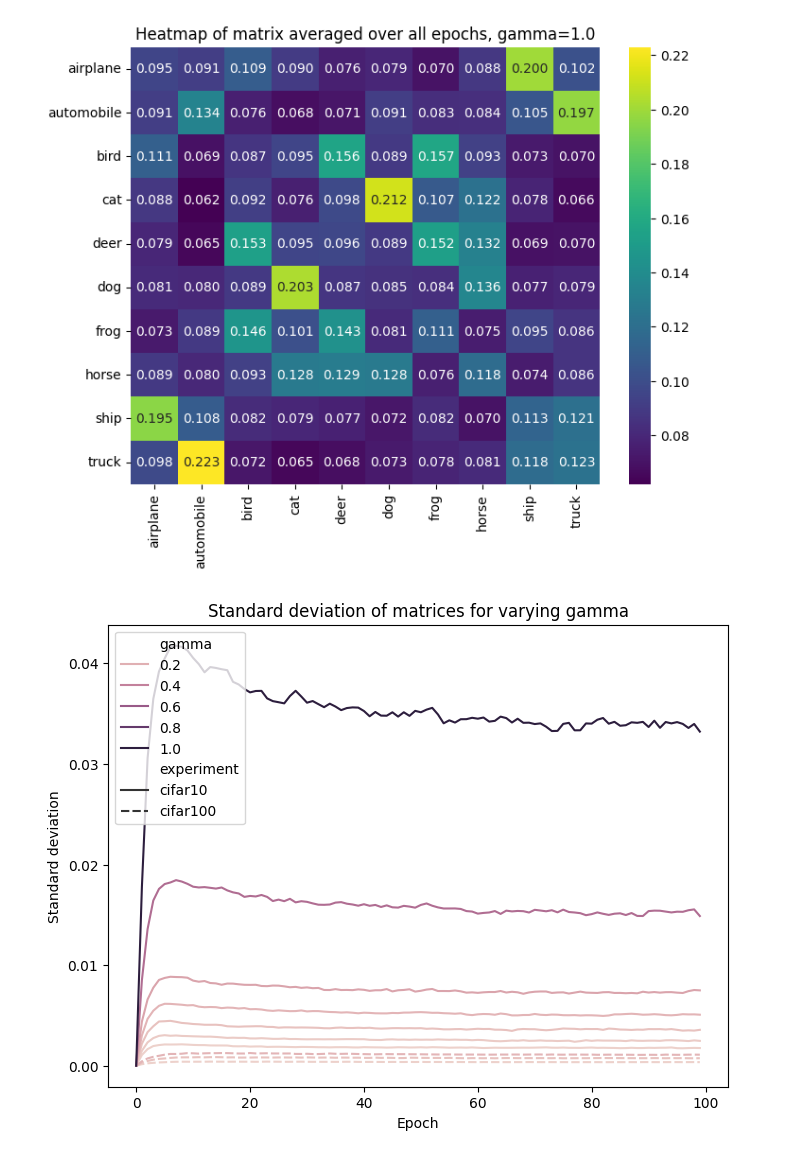
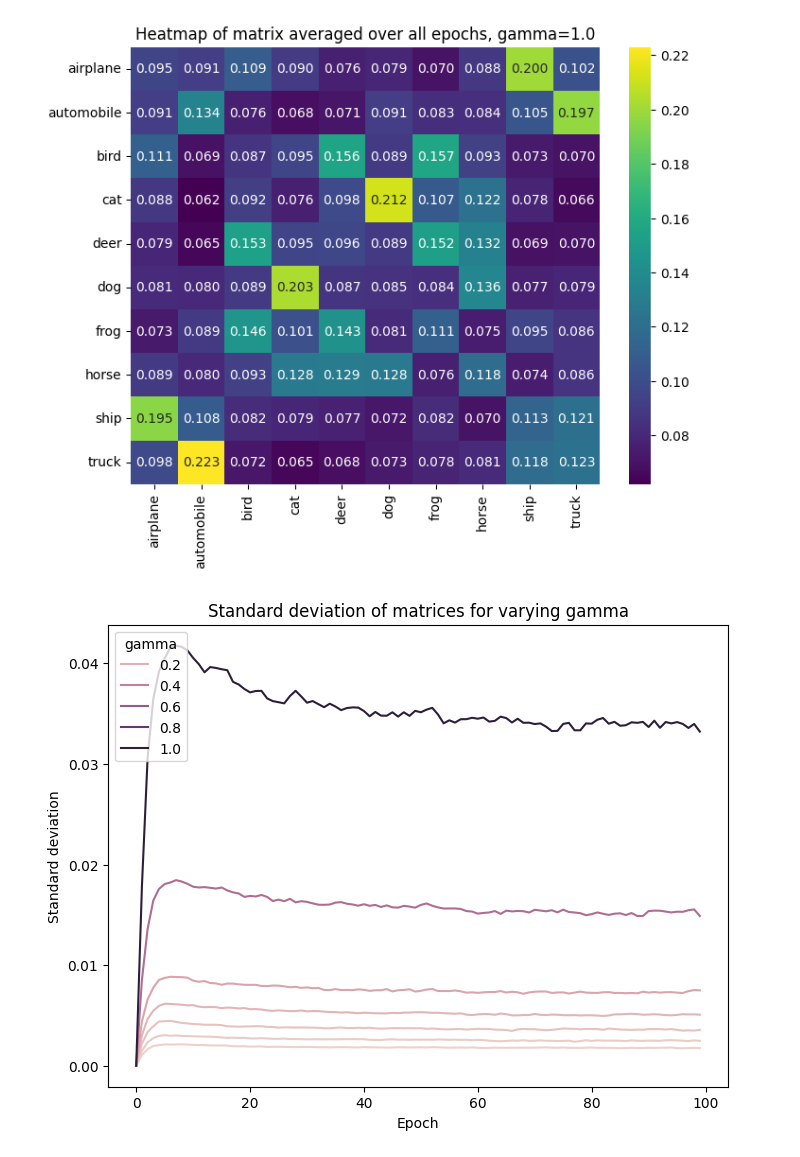
Before and after one commit to Maruf001/78-final-project, a Jupyter notebook: analysis.ipynb, the cells around one changed output. Saved outputs shown, nothing was run; the diff lists cells and outputs as text; code cells hidden in the pictures.

```diff
--- a/analysis.ipynb
+++ b/analysis.ipynb
@@ -203,39 +248,39 @@ cifar100_name_power_filename = [
     ("cifar100", name, power, filename)
     for name, power, filename in cifar100_name_power_filename
 ]
-data = cifar10_name_power_filename + cifar100_name_power_filename
+data = cifar10_name_power_filename
 
 df_cms = []
 for experiment, name, power, filename in data:
     cms = torch.load(filename).numpy()
 
     gamma = 2**power
     cms = cms**gamma
     cms = make_doubly_stochastic(cms)
 
     for epoch in range(cms.shape[2]):
         cm = cms[:, :, epoch]
         cm_std = np.std(cm)
         df_cms.append(
             {
                 "experiment": experiment,
                 "name": name,
                 "gamma": gamma,
                 "epoch": epoch,
                 "cms_std": cm_std,
             }
         )
 df_cms = pd.DataFrame(df_cms)
 
 # plot the standard deviation of the confusion matrices
 plt.figure(figsize=(8, 6))
-sns.lineplot(data=df_cms, x="epoch", y="cms_std", hue="gamma", style="experiment")
+sns.lineplot(data=df_cms, x="epoch", y="cms_std", hue="gamma")
 plt.title("Standard deviation of matrices for varying gamma")
 plt.xlabel("Epoch")
 plt.ylabel("Standard deviation")
 plt.show()
 # %% [output]
-[figure, old version]
+[figure, new version]
 # %%
 plt.figure(figsize=(8, 6))
 sns.lineplot(data=df_merged, x="epoch", y="std_pre", hue="experiment")
```
Also changed, not shown: parts of 7 cells of this notebook, 4 other files.
